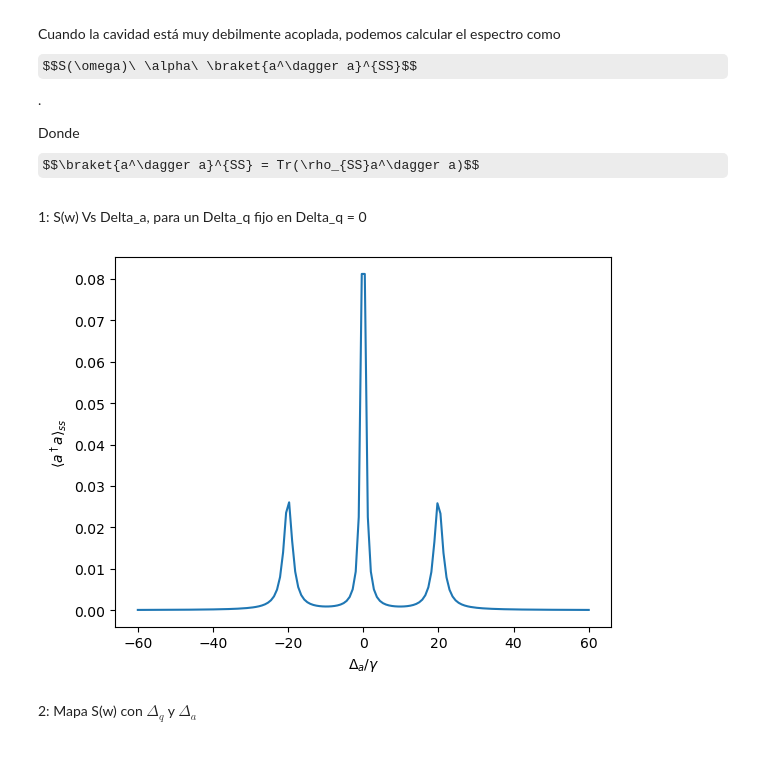
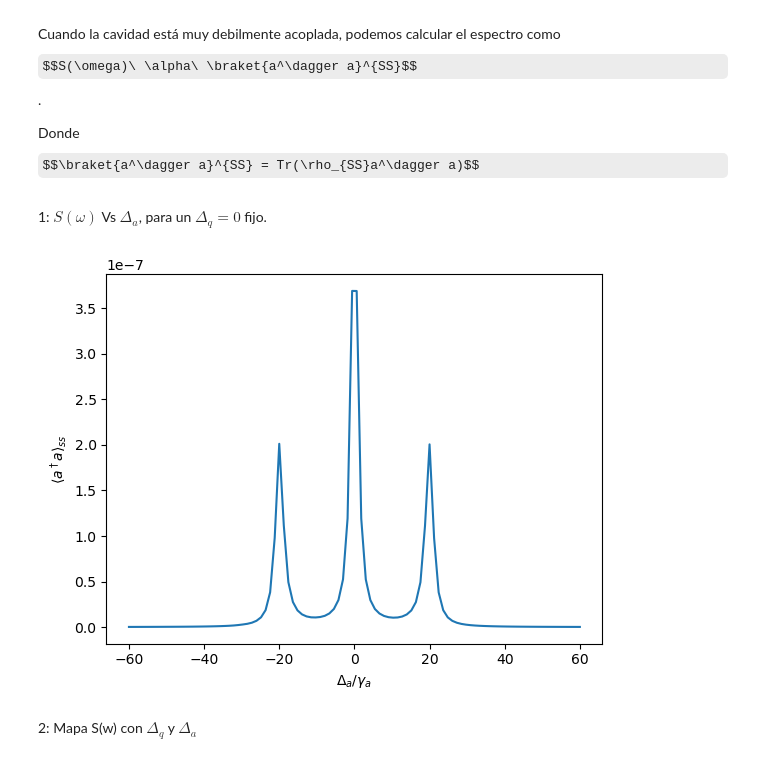
Before and after one commit to lauralobs/THzQuantumOptics, a Jupyter notebook: qutbit_drive_cavidadTHz.ipynb, the cells around one changed output. Drawn from its saved outputs; the diff is of its cells as text; code cells hidden in the pictures; some formulas as TeX source.

```diff
--- a/qutbit_drive_cavidadTHz.ipynb
+++ b/qutbit_drive_cavidadTHz.ipynb
@@ -52,16 +50,13 @@ Barrido en valores de w_a
 # %%
+npoints = 100
+
 # eje horizontal (frecuencia espectral)
-Delta_a_list = np.linspace(-3*Omega, 3*Omega, 150)
-
-# Detuning del qubit
-Delta_q = 0
-
-spectrum = []
-
+Delta_a_list = np.linspace(-3*Omega, 3*Omega, npoints)
 
 # eje vertical (detuning del qubit)
-Delta_q_list = np.linspace(-3*Omega, 3*Omega, 150)
+Delta_q_list = np.linspace(-3*Omega, 3*Omega, npoints)
 
 # matriz para guardar el espectro
+spectrum = []
 S_map = np.zeros((len(Delta_q_list), len(Delta_a_list)))
 # %% [markdown]
@@ -72,14 +68,17 @@ Cuando la cavidad está muy debilmente acoplada, podemos calcular el espectro co
 
 Donde $$\braket{a^\dagger a}^{SS} = Tr(\rho_{SS}a^\dagger a)$$
 # %% [markdown]
-1: S(w) Vs Delta_a, para un Delta_q fijo en Delta_q = 0
+1: $S(\omega)$ Vs $\Delta_a$, para un $\Delta_q = 0$ fijo.
 # %%
+Delta_q = 0
 for Delta_a in Delta_a_list:
 
     # Hamiltoniano
     H = (Omega/2) * sx \
-        + Delta_a * a_plus * a + Delta_q * sz \
-        + g * (a_plus * sm + a * sp) + chi * (sz+ 1)*(a_plus + a)
+        + Delta_a * a_plus * a \
+        + Delta_q * sz \
+        + w_b * b_plus * b \
+        + g * (a_plus * sm + a * sp) + chi * (sz+ 1)*(b_plus + b)
 
     #  Steady state
     rho_SS = steadystate(H, Dissipators)
@@ -91,12 +90,12 @@ for Delta_a in Delta_a_list:
     spectrum.append(pop_SS)
 # %%
 plt.figure()
-plt.plot(Delta_a_list , spectrum)
-plt.xlabel("$\\Delta_a/\\gamma$")
+plt.plot(Delta_a_list, spectrum)
+plt.xlabel("$\\Delta_a/\\gamma_a$")
 plt.ylabel(r"$\langle a^\dagger a \rangle_{ss}$")
 plt.show()
 # %% [output]
-[figure, old version]
+[figure, new version]
 # %% [markdown]
 2: Mapa S(w) con $\Delta_q$ y $\Delta_a$
 # %%
```
Also changed, not shown: parts of 5 cells of this notebook.
